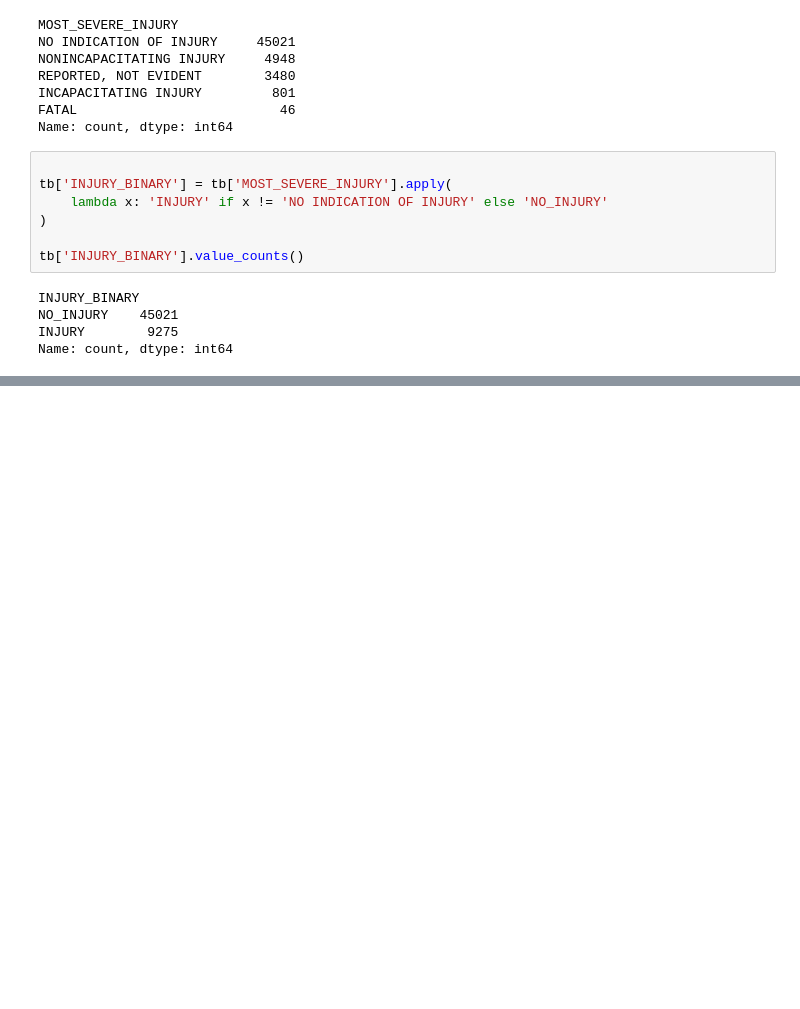
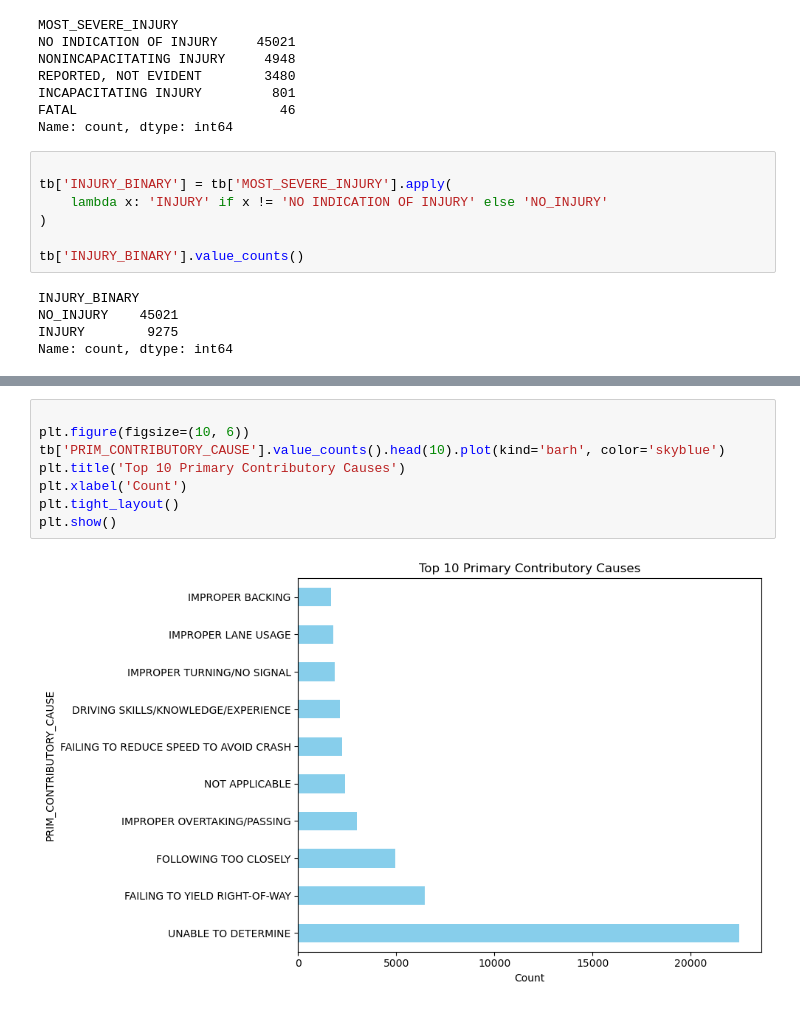
Before and after one commit to Victor-Mufasa/Phase-4-Project, a Jupyter notebook: Jose.ipynb, the cells around one changed output, grey strips where cells are left out. Saved outputs shown, nothing was run; the diff lists cells and outputs as text; blank space fills up the shorter version.

```diff
--- a/Jose.ipynb
+++ b/Jose.ipynb
@@ -140,0 +255,10 @@ Name: count, dtype: int64
+# %%
+
+plt.figure(figsize=(10, 6))
+tb['PRIM_CONTRIBUTORY_CAUSE'].value_counts().head(10).plot(kind='barh', color='skyblue')
+plt.title('Top 10 Primary Contributory Causes')
+plt.xlabel('Count')
+plt.tight_layout()
+plt.show()
+# %% [output]
+[figure, added]
```
Also changed, not shown: parts of 8 cells of this notebook.
